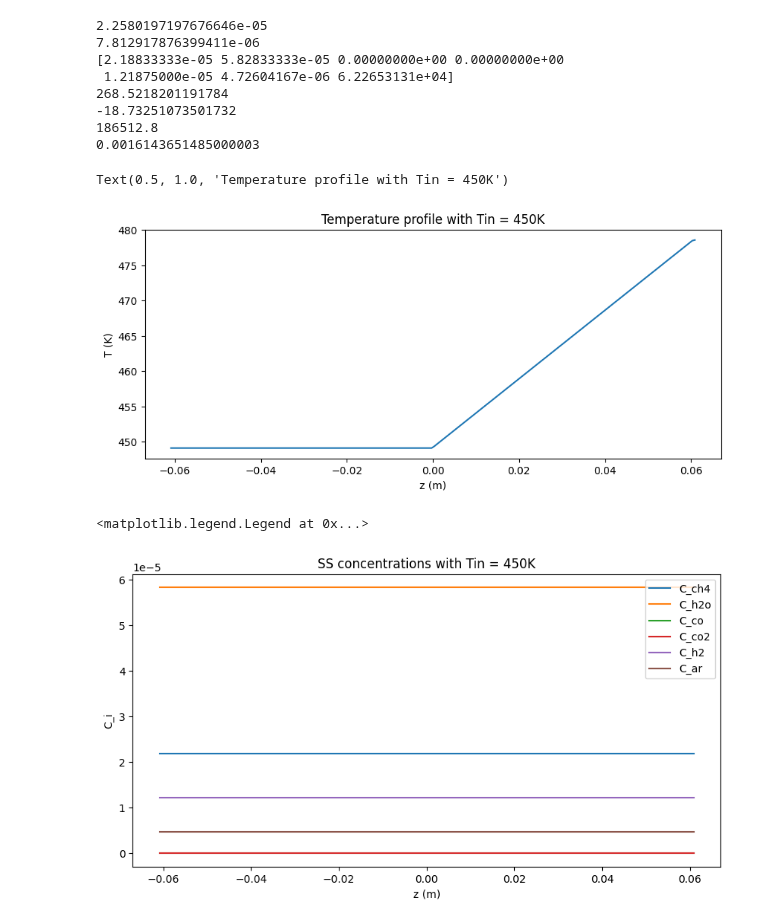
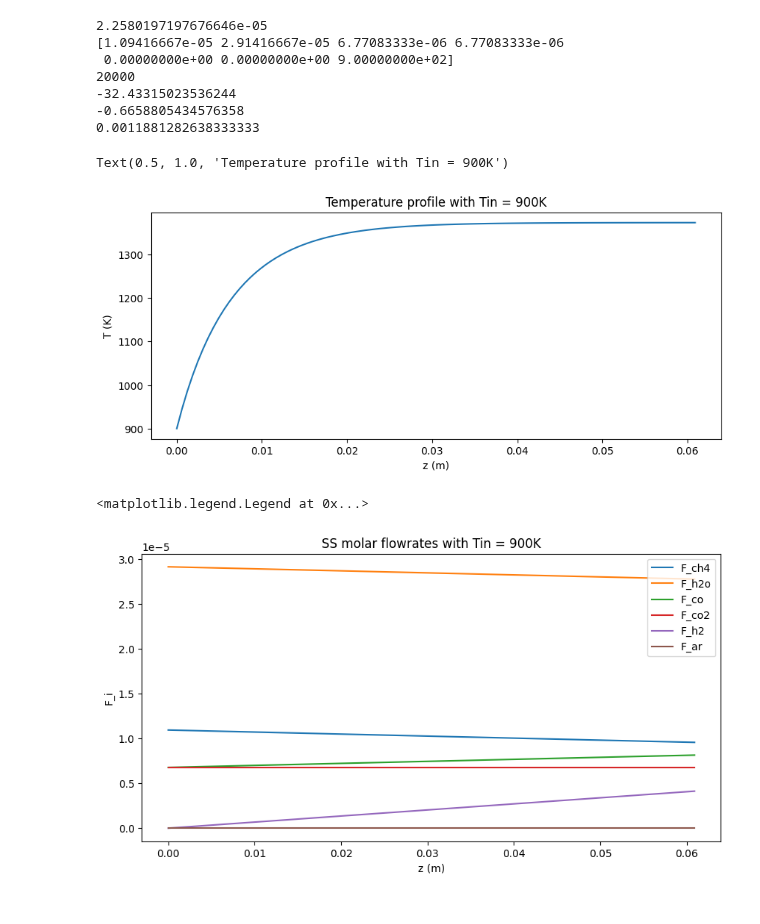
Before and after one commit to alexander-gbu/PMRModel, a Jupyter notebook: Scipy1DSSNoBot_CvhNOTC.ipynb, the cells around one changed output. Cells and saved outputs as stored; diff of their text form; code cells hidden in the pictures.

```diff
--- a/Scipy1DSSNoBot_CvhNOTC.ipynb
+++ b/Scipy1DSSNoBot_CvhNOTC.ipynb
@@ -103,4 +102,4 @@ def heats(T):
     # print(dHsmr)
     # print(dHwgs)
     # print([Cp_CH4, Cp_H2O, Cp_CO, Cp_CO2, Cp_H2])
-    return dHsmr, dHwgs, [Cp_CH4, Cp_H2O, Cp_CO, Cp_CO2, Cp_H2, Cp_Ar], [dH_CH4 + -74.5, dH_H2O + -241.8, dH_CO + -110.5, dH_CO2 + -393.52, dH_H2, dH_Ar]
+    return dHsmr, dHwgs, [Cp_CH4, Cp_H2O, Cp_CO, Cp_CO2, Cp_H2, Cp_Ar], [dH_CH4, dH_H2O, dH_CO, dH_CO2, dH_H2, dH_Ar]
@@ -109,32 +127,25 @@ def heats(T):
 
 #reactor constant
 L = 0.0609 #m
-R_inner = 0.00225 #m outside radius of inner tube
-R_outer = 0.0035 #m inside radius of outer tube
-Rin_outer = 0.003154/2 #m innder radius of inner tube
+R_inner = 0.00225 #m outside diameter of inner tube
+R_outer = 0.0035 #m inside diameter of outer tube
 
 A = np.pi * ((R_outer)**2-(R_inner)**2) #m^2 AXIAL AREA (GAS FLOW)
 V = A*L #m^3
 Souter = 2*np.pi*R_outer*L #m^2 RADIAL AREA (HEAT FLUX AND REACTION)
-Sinner = 2*np.pi*R_inner*L #m^2 inner RADIAL AREA (HEAT FLUX)
-
-Ain = np.pi * (Rin_outer)**2
-Vin = Ain*L
 
 print(A)
-print(Ain)
 
 h2Removal = 0 #change to 1 if there is removal of hydrogen
 
 #gas flow constants WHEN CHANGING THE TEMPERATURE YOU NEED TO ADJUST THE INITIAL GUESS -- USING ODEINT MIGHT BE FOR BETTER CONVERSION
-Tin = 450 #K
+Tin = 900 #K
 P = 3 #bar or atm
 Rgas = 8.3144598 * 10**-5
 
-sccm0 = np.array([16.16, 43.04, 0, 0, 9, 3.49])
+sccm0 = np.array([16.16, 43.04, 10, 10, 0, 0]) #I GOT RID OF Ar BECAUSE I CANT FIND ANY THING FOR THAT
 mols0 = sccm0/22400 * 273 / Tin * P / 1 / 60
-
-boundary = np.concatenate((mols0, [np.sum(mols0)/Ain*33*(Tin - 298.15)])) #adjust the heat capacity
+boundary = np.concatenate((mols0, [Tin]))
 print(boundary)
 
 #rate equation constants
@@ -151,23 +162,21 @@ F = 96485 #faradays constant
 
 Uouter = 18.6 #J (s K m2)^-1.     Uouter = 0.116/Souter
 Ts = 298 #K
-Uinner = Uouter
 
-q_furn = 200500 #W/m2 #16000*Souter #J/s  q_furn= 2
+q_furn = 20000 #W/m2 #16000*Souter #J/s  q_furn= 2
 
-print(q_furn*Souter)
-print(Souter*Uouter*(-1050 + Ts))
-print(q_furn + Uouter*(-1050 + Ts))
+print(q_furn)
+print(Souter*Uouter*(-1600 + Ts))
+print(q_furn*Souter + Uouter*(-1400 + Ts)*Souter)
 MM = np.array([16.04, 18.01528, 28.01, 44.009, 2.016, 39.948])
 m0 = np.dot(MM, mols0)
 print(m0) #kg/s
 # %% [output]
 2.2580197197676646e-05
-7.812917876399411e-06
-[2.18833333e-05 5.82833333e-05 0.00000000e+00 0.00000000e+00
- 1.21875000e-05 4.72604167e-06 6.22653131e+04]
-268.5218201191784
--18.73251073501732
-186512.8
-0.0016143651485000003
+[1.09416667e-05 2.91416667e-05 6.77083333e-06 6.77083333e-06
+ 0.00000000e+00 0.00000000e+00 9.00000000e+02]
+20000
+-32.43315023536244
+-0.6658805434576358
+0.0011881282638333333
 # %%
@@ -241,30 +234,26 @@ def bcs(yleft, yright):
 
 soln = solve_bvp(odes, bcs, x_pts, init_guess, max_nodes=x_num, tol = 0.000000001)
 # %%
-Ftot = np.sum(soln.y[:6], axis = 0)
-h = soln.y[6]*Ain/Ftot #THIS IS NOT CORRECT BECAUSE THE AREA CALCULATION DOES NOT CHANGE CAN COMPARE THIS ONE TO USING CTOT*V
-Cp = 33.2
-T = h/Cp + 298.15
 plt.figure(figsize=(10, 4))
-plt.plot(soln.x, T)
+plt.plot(soln.x, soln.y[6])
 plt.xlabel('z (m)')
 plt.ylabel('T (K)')
 plt.title(f'Temperature profile with Tin = {Tin}K')
 # %% [output]
-Text(0.5, 1.0, 'Temperature profile with Tin = 450K')
+Text(0.5, 1.0, 'Temperature profile with Tin = 900K')
-[figure, old version]
+[figure, new version]
 # %%
 plt.figure(figsize=(10, 5))
-plt.plot(soln.x, soln.y[0], label='C_ch4')
-plt.plot(soln.x, soln.y[1], label='C_h2o')
-plt.plot(soln.x, soln.y[2], label='C_co')
-plt.plot(soln.x, soln.y[3], label='C_co2')
-plt.plot(soln.x, soln.y[4], label='C_h2')
-plt.plot(soln.x, soln.y[5], label='C_ar')
+plt.plot(soln.x, soln.y[0], label='F_ch4')
+plt.plot(soln.x, soln.y[1], label='F_h2o')
+plt.plot(soln.x, soln.y[2], label='F_co')
+plt.plot(soln.x, soln.y[3], label='F_co2')
+plt.plot(soln.x, soln.y[4], label='F_h2')
+plt.plot(soln.x, soln.y[5], label='F_ar')
 plt.xlabel('z (m)')
-plt.ylabel('C_i')
-plt.title(f'SS concentrations with Tin = {Tin}K')
+plt.ylabel('F_i')
+plt.title(f'SS molar flowrates with Tin = {Tin}K')
 plt.legend()
 # %% [output]
 <matplotlib.legend.Legend at 0x...>
-[figure, old version]
+[figure, new version]
```
Also changed, not shown: parts of 13 cells of this notebook, 2 other files.
